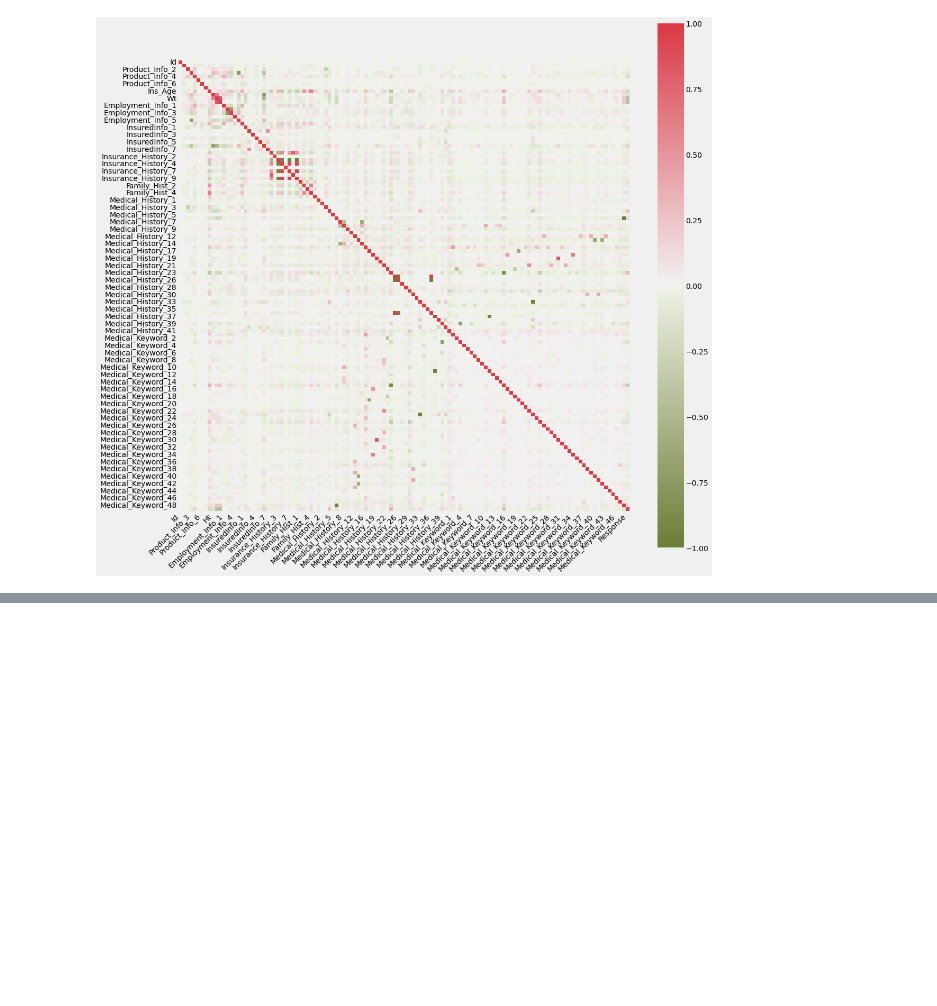
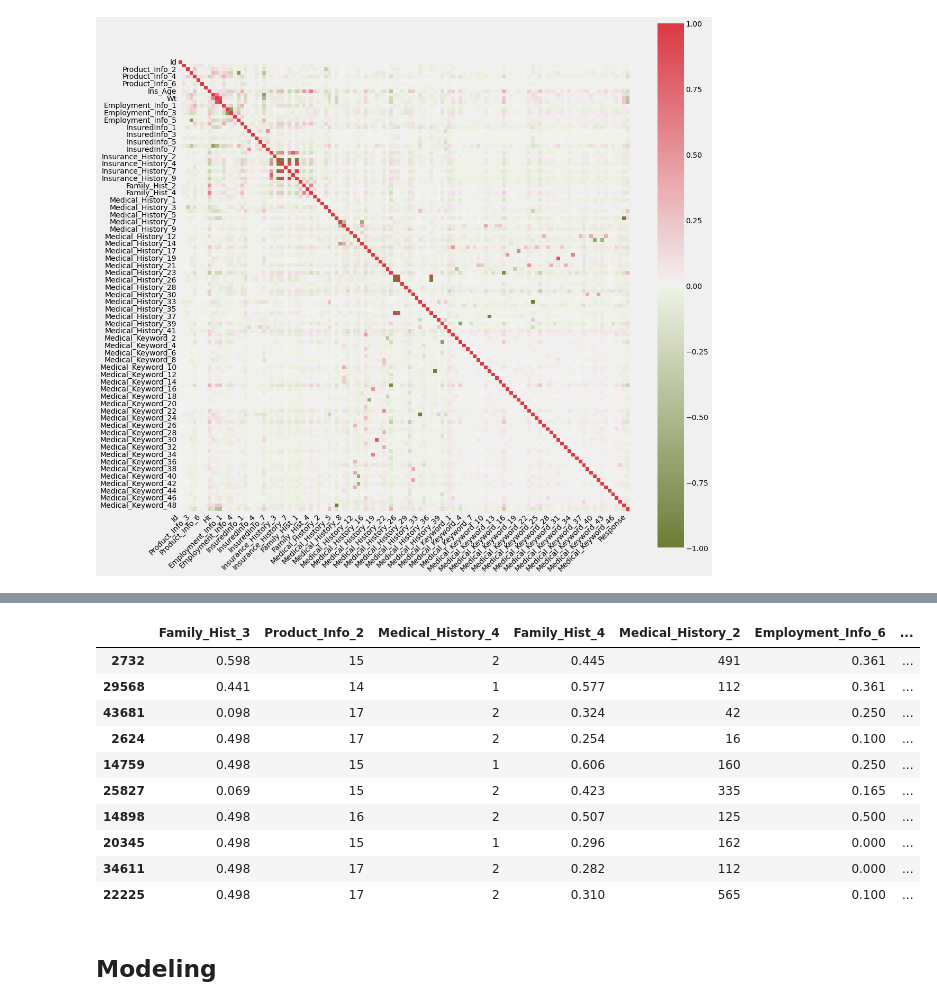
Before and after one commit to ibrahim-Sobh/ai-project-methodology, a Jupyter notebook: notebooks/modeling/EDA_and_Modeling.ipynb, the cells around one changed output, grey strips where cells are left out. Cells and saved outputs as stored; diff of their text form; code cells hidden in the pictures; blank space fills up the shorter version.

```diff
--- a/notebooks/modeling/EDA_and_Modeling.ipynb
+++ b/notebooks/modeling/EDA_and_Modeling.ipynb
@@ -537,0 +635,16 @@ ax.set_xticklabels(
+# %%
+X_train[most_relevante_feat].head(10)
+# %% [output]
+|  | Family_Hist_3 | Product_Info_2 | Medical_History_4 | Family_Hist_4 | Medical_History_2 | Employment_Info_6 | ... |
+| 2732 | 0.598 | 15 | 2 | 0.445 | 491 | 0.361 | ... |
+| 29568 | 0.441 | 14 | 1 | 0.577 | 112 | 0.361 | ... |
+| 43681 | 0.098 | 17 | 2 | 0.324 | 42 | 0.250 | ... |
+| 2624 | 0.498 | 17 | 2 | 0.254 | 16 | 0.100 | ... |
+| 14759 | 0.498 | 15 | 1 | 0.606 | 160 | 0.250 | ... |
+| 25827 | 0.069 | 15 | 2 | 0.423 | 335 | 0.165 | ... |
+| 14898 | 0.498 | 16 | 2 | 0.507 | 125 | 0.500 | ... |
+| 20345 | 0.498 | 15 | 1 | 0.296 | 162 | 0.000 | ... |
+| 34611 | 0.498 | 17 | 2 | 0.282 | 112 | 0.000 | ... |
+| 22225 | 0.498 | 17 | 2 | 0.310 | 565 | 0.100 | ... |
+# %% [markdown]
+## Modeling
```
Also changed, not shown: parts of 12 cells of this notebook, 1 other file.
